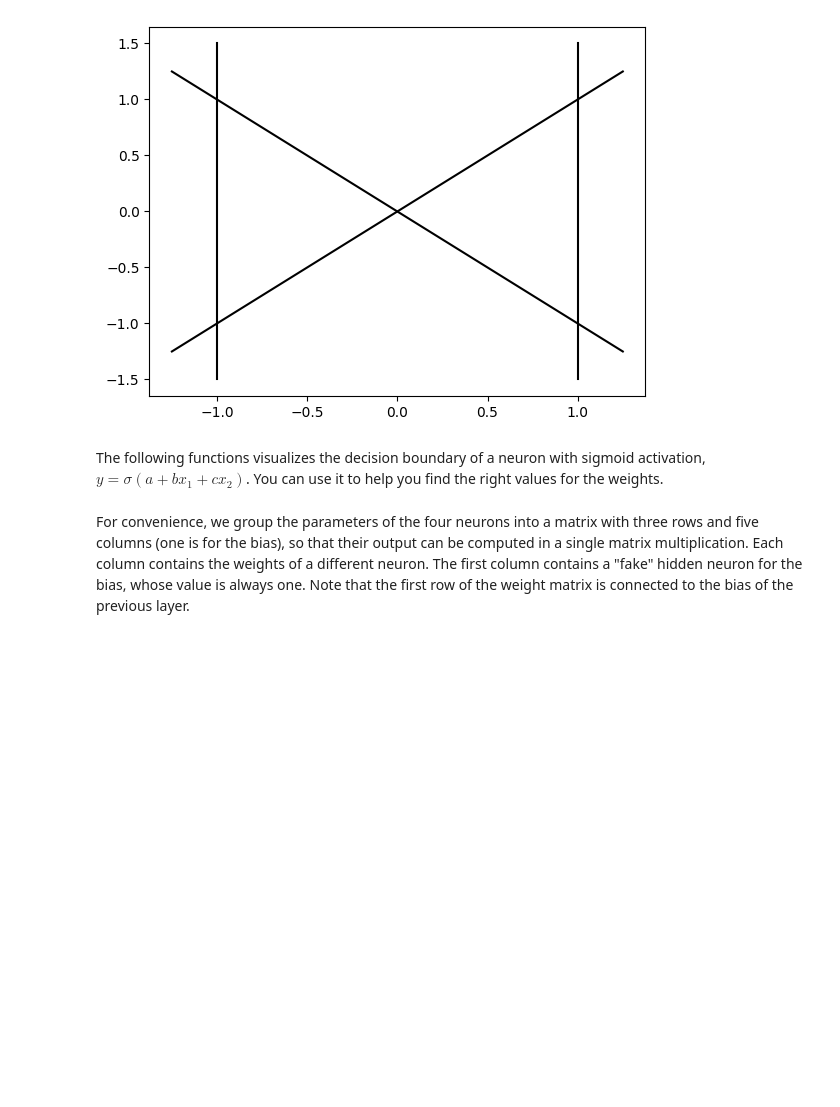
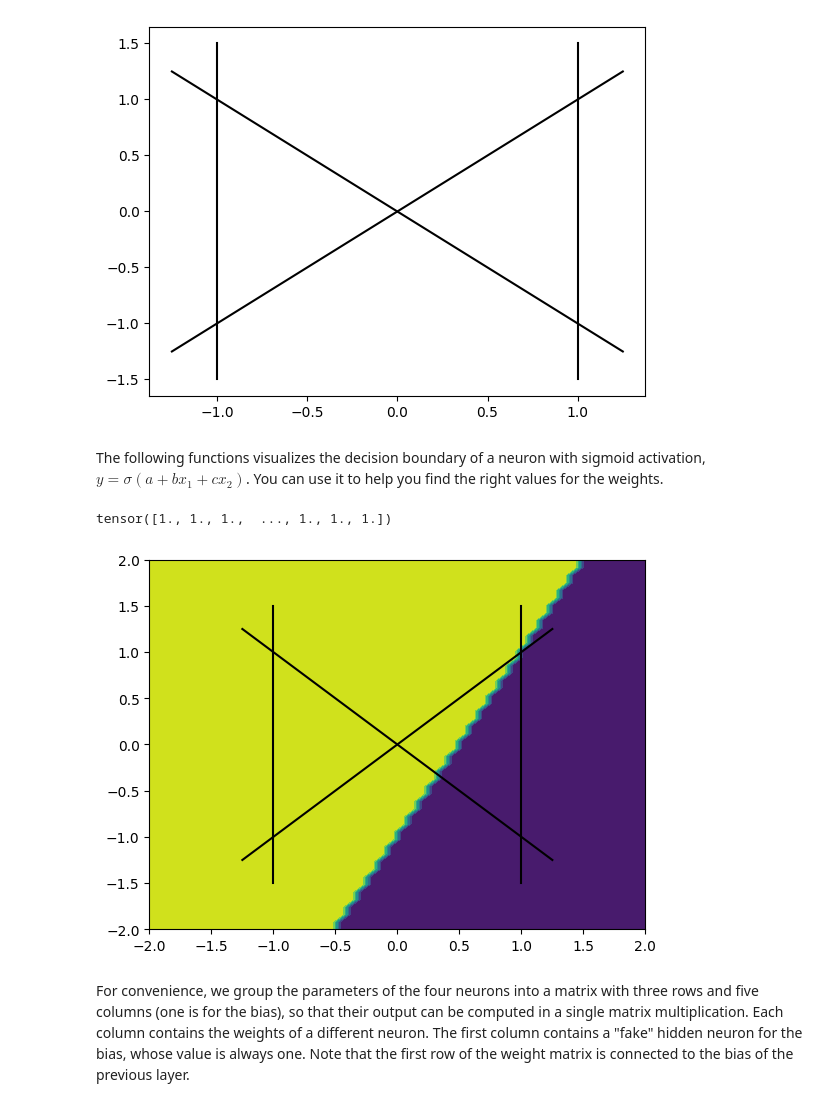
Before and after one commit to Data-Science-Msc-TU-Dortmund/Deep_learning, a Jupyter notebook: Assignments/Week 2/py-lab-02-question.ipynb, the cells around one changed output. Drawn from its saved outputs; the diff is of its cells as text; code cells hidden in the pictures; blank space fills up the shorter version.

```diff
--- a/Assignments/Week 2/py-lab-02-question.ipynb
+++ b/Assignments/Week 2/py-lab-02-question.ipynb
@@ -89,26 +86,41 @@ plt.show()
 The following functions visualizes the decision boundary of a neuron with sigmoid
 activation, $y=\sigma(a+bx_1+cx_2)$. You can use it to help you find the right
 values for the weights.
+# %%
+x = data[:,0]
+x[x > 0]
+# %% [output]
+tensor([1., 1., 1.,  ..., 1., 1., 1.])
 # %%
 
 def plot_decision_boundary(grid_x: Tensor, grid_y, pred: Tensor) -> None:
     """Plot the estimated decision boundary for a 2D grid with predictions."""
     plot_bowtie()
     plt.contourf(grid_x, grid_y, pred.view(grid_x.shape))
     plt.show()
 
 def activation(x: Tensor) -> Tensor:
 # TODO apply the threshold activation to x.
 
+    x[x < 0] = 0
+    x[x > 0] = 1
+    return x
+
+
 def plot_decision_boundary_first_hidden(a: int, b: int, c: int) -> None:
     """Take 3 weights for one input neuron and plot resulting decision boundary."""
     neuron_output = (
 # TODO compute the output of the neuron with input weights given by a, b and c on
 # each point of the grid.
+
+    activation(a * data[:, 0] + b * data[:, 1] + c * data[:, 2])
+
     )
     plot_decision_boundary(grid_x, grid_y, neuron_output)
 
 plot_decision_boundary_first_hidden(1, -2, 1)
+# %% [output]
+[figure, added]
 # %% [markdown]
 For convenience, we group the parameters of the four neurons into a matrix with three
 rows and five columns (one is for the bias), so that their output can be computed in a
```
Also changed, not shown: parts of 1 cell of this notebook.
